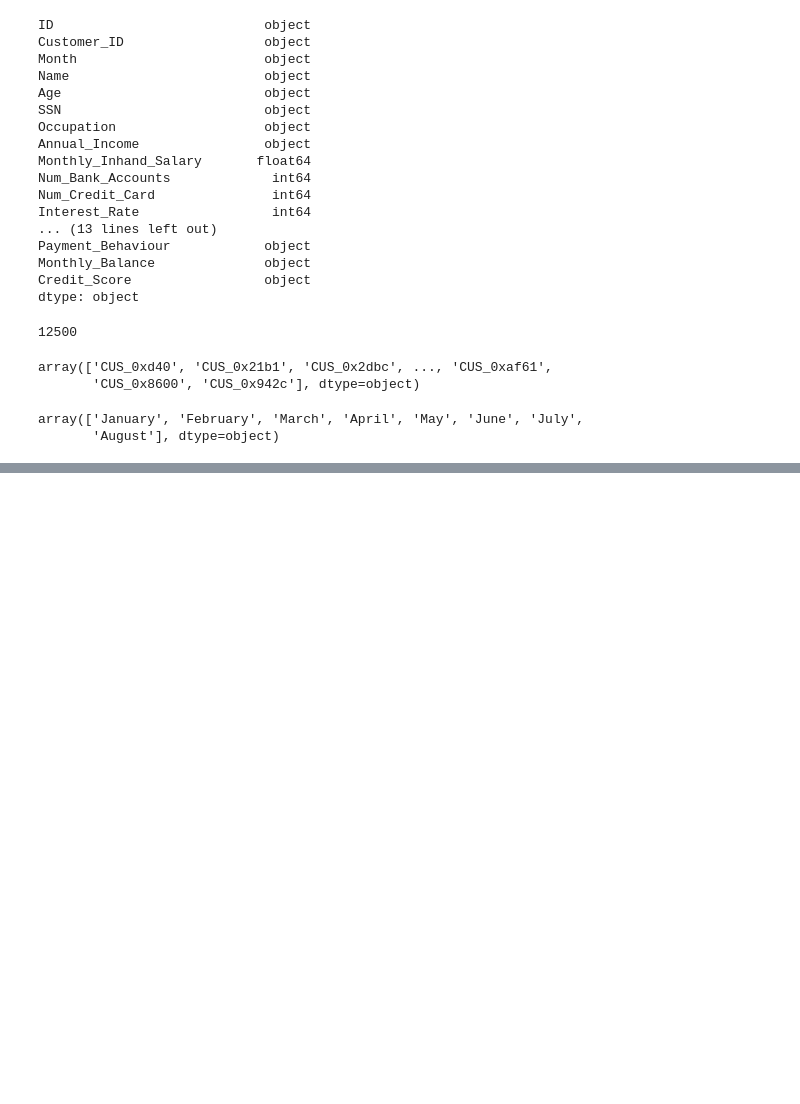
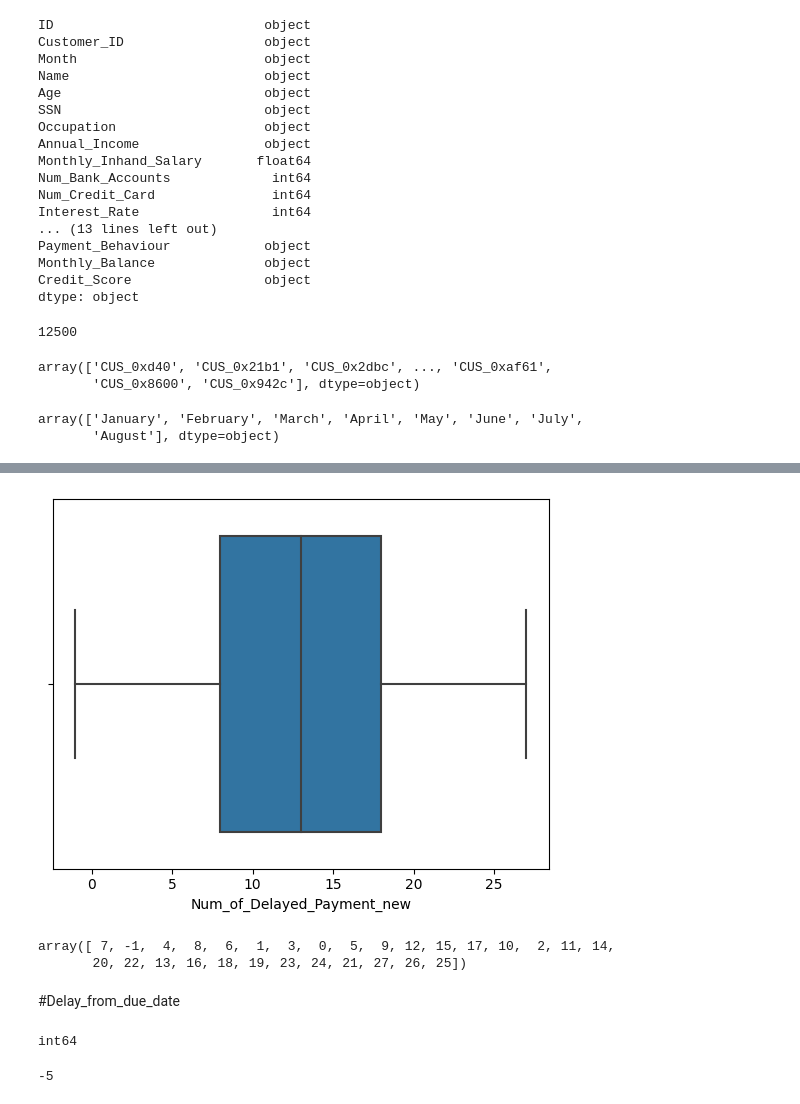
Before and after one commit to sangeetavarri/Accenture, a Jupyter notebook: Training_Cleaning_CreditScore.ipynb, the cells around one changed output, grey strips where cells are left out. Drawn from its saved outputs; the diff is of its cells as text; code cells hidden in the pictures; blank space fills up the shorter version.

```diff
--- a/Training_Cleaning_CreditScore.ipynb
+++ b/Training_Cleaning_CreditScore.ipynb
@@ -103,0 +337,3 @@ array(['January', 'February', 'March', 'April', 'May', 'June', 'July',
+# %%
+df['Num_of_Delayed_Payment_new'] = stats.mstats.winsorize(df['Num_of_Delayed_Payment'], limits=[0.0, 0.01])
+df.head(15)
@@ -103,0 +358,10 @@ array(['January', 'February', 'March', 'April', 'May', 'June', 'July',
+# %%
+sns.boxplot(x='Num_of_Delayed_Payment_new', data=df)
+plt.show()
+# %% [output]
+[figure, added]
+# %%
+df['Num_of_Delayed_Payment_new'].unique()
+# %% [output]
+array([ 7, -1,  4,  8,  6,  1,  3,  0,  5,  9, 12, 15, 17, 10,  2, 11, 14,
+       20, 22, 13, 16, 18, 19, 23, 24, 21, 27, 26, 25])
@@ -103,0 +371,11 @@ array(['January', 'February', 'March', 'April', 'May', 'June', 'July',
+# %% [markdown]
+#Delay_from_due_date
+# %%
+print(df['Delay_from_due_date'].dtype)
+# %% [output]
+int64
+# %%
+df['Delay_from_due_date'].min()
+#allowed to be negative
+# %% [output]
+-5
```
Also changed, not shown: parts of 205 cells of this notebook.
